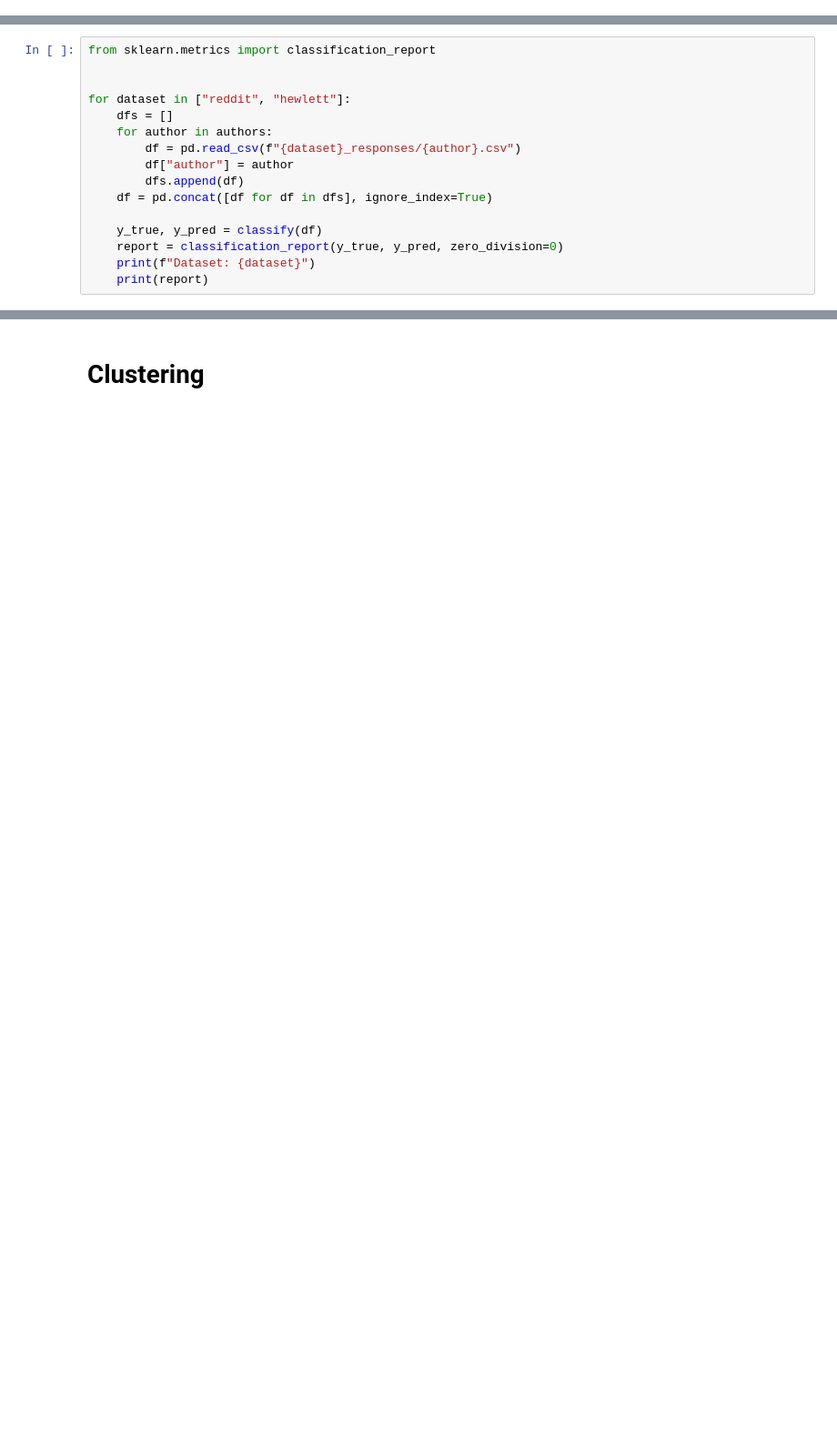
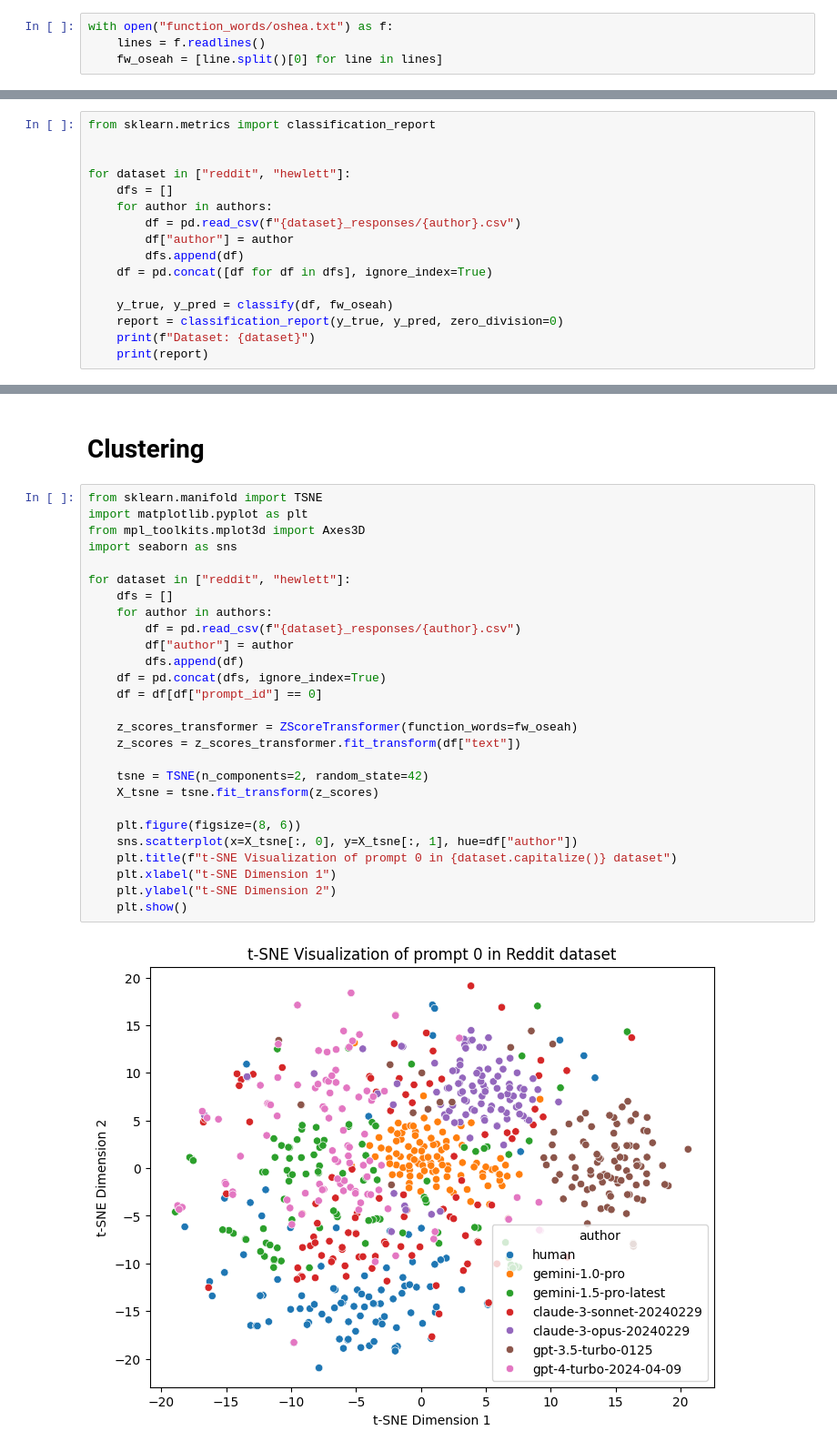
Before and after one commit to harrison-f-stropkay/llm-style, a Jupyter notebook: data/analysis.ipynb, the cells around one changed output, grey strips where cells are left out. Shown at 91% size. Cells and saved outputs as stored; diff of their text form; blank space fills up the shorter version.

```diff
--- a/data/analysis.ipynb
+++ b/data/analysis.ipynb
@@ -74,0 +30,4 @@ def delta(df, function_words, variant):
+# %%
+with open("function_words/oshea.txt") as f:
+    lines = f.readlines()
+    fw_oseah = [line.split()[0] for line in lines]
@@ -166,7 +164,7 @@ for dataset in ["reddit", "hewlett"]:
         dfs.append(df)
     df = pd.concat([df for df in dfs], ignore_index=True)
 
-    y_true, y_pred = classify(df)
+    y_true, y_pred = classify(df, fw_oseah)
     report = classification_report(y_true, y_pred, zero_division=0)
     print(f"Dataset: {dataset}")
     print(report)
@@ -175,2 +222,31 @@ TypeError: classify() missing 1 required positional argument: 'function_words'
 # %% [markdown]
 # Clustering
+# %%
+from sklearn.manifold import TSNE
+import matplotlib.pyplot as plt
+from mpl_toolkits.mplot3d import Axes3D
+import seaborn as sns
+
+for dataset in ["reddit", "hewlett"]:
+    dfs = []
+    for author in authors:
+        df = pd.read_csv(f"{dataset}_responses/{author}.csv")
+        df["author"] = author
+        dfs.append(df)
+    df = pd.concat(dfs, ignore_index=True)
+    df = df[df["prompt_id"] == 0]
+
+    z_scores_transformer = ZScoreTransformer(function_words=fw_oseah)
+    z_scores = z_scores_transformer.fit_transform(df["text"])
+
+    tsne = TSNE(n_components=2, random_state=42)
+    X_tsne = tsne.fit_transform(z_scores)
+
+    plt.figure(figsize=(8, 6))
+    sns.scatterplot(x=X_tsne[:, 0], y=X_tsne[:, 1], hue=df["author"])
+    plt.title(f"t-SNE Visualization of prompt 0 in {dataset.capitalize()} dataset")
+    plt.xlabel("t-SNE Dimension 1")
+    plt.ylabel("t-SNE Dimension 2")
+    plt.show()
+# %% [output]
+[figure, added]
```
Also changed, not shown: parts of 13 cells of this notebook.
